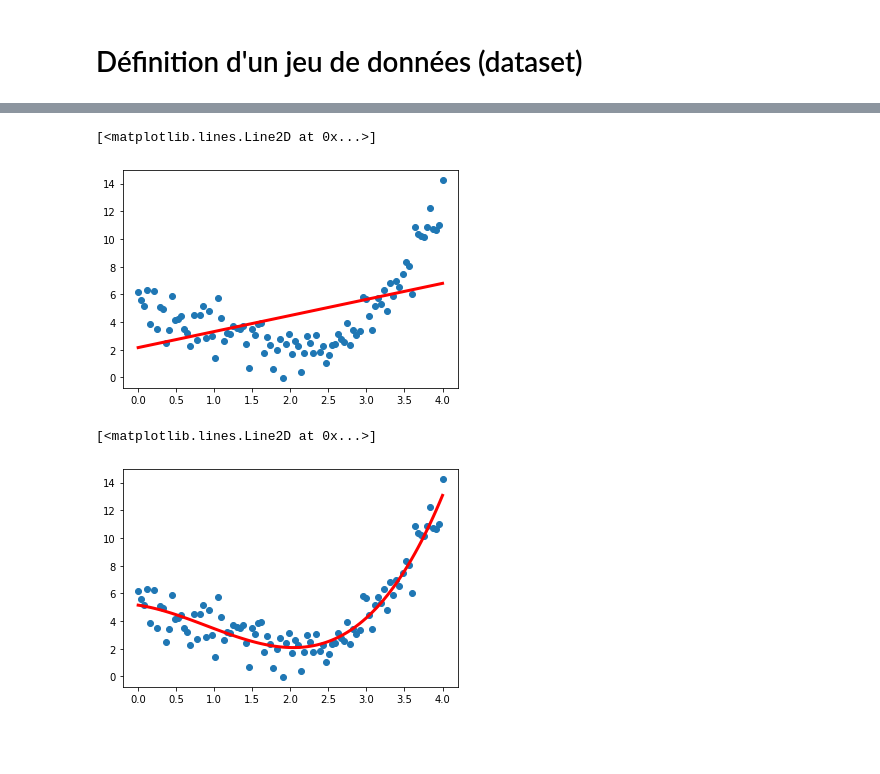
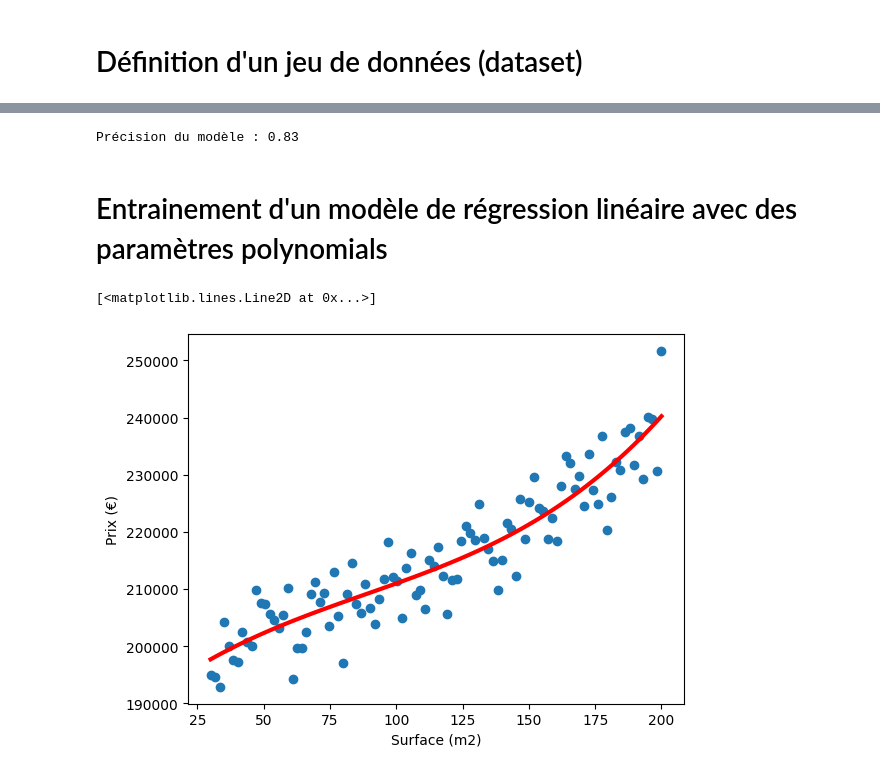
Before and after one commit to kal-u/ai, a Jupyter notebook: Sklearn demo.ipynb, the cells around one changed output, grey strips where cells are left out. Saved outputs shown, nothing was run; the diff lists cells and outputs as text; code cells hidden in the pictures; blank space fills up the shorter version.

```diff
--- a/Sklearn demo.ipynb
+++ b/Sklearn demo.ipynb
@@ -18,3 +18,9 @@ from sklearn.preprocessing import PolynomialFeatures
 from sklearn.linear_model import LinearRegression
 # %% [markdown]
 # Définition d'un jeu de données (dataset)
+# %%
+m = 100 # Nombre d'échantillons
+X = np.linspace(30, 200, m).reshape((m, 1))
+#y = X**2 + 5*np.cos(X) + np.random.randn(m, 1)
+noise_magnitude = 5000  # Choisir une magnitude appropriée
+y = 200000 + X**2 + noise_magnitude * np.random.randn(m, 1)
@@ -20,0 +29,2 @@ from sklearn.linear_model import LinearRegression
+# %%
+model = LinearRegression()
@@ -20,0 +33,2 @@ from sklearn.linear_model import LinearRegression
+# %%
+model.fit(X, y)
@@ -21,23 +51,19 @@ from sklearn.linear_model import LinearRegression
+# %%
+precision = model.score(X, y)
+print("Précision du modèle : " + str(round(precision,2)))
+# %% [output]
+Précision du modèle : 0.83
+# %% [markdown]
+# Entrainement d'un modèle de régression linéaire avec des paramètres polynomials
 # %%
-m = 100
-X = np.linspace(0, 4, m).reshape((m, 1))
-y = X**2 + 5*np.cos(X) + np.random.randn(m, 1)
+X_poly = PolynomialFeatures(3).fit_transform(X)
+model = LinearRegression().fit(X_poly, y)
+y_pred = model.predict(X_poly)
 
-model = LinearRegression().fit(X, y)
-y_pred = model.predict(X)
-
+plt.xlabel('Surface (m2)')
+plt.ylabel('Prix (€)')
 plt.scatter(X, y)
 plt.plot(X, y_pred, c='r', lw=3)
 # %% [output]
 [<matplotlib.lines.Line2D at 0x...>]
-[figure, old version]
+[figure, new version]
-# %%
-X_poly = PolynomialFeatures(3).fit_transform(X)
-model = LinearRegression().fit(X_poly, y)
-y_pred = model.predict(X_poly)
-
-plt.scatter(X, y)
-plt.plot(X, y_pred, c='r', lw=3)
-# %% [output]
-[<matplotlib.lines.Line2D at 0x...>]
-[figure, removed]
```
Also changed, not shown: parts of 6 cells of this notebook.
